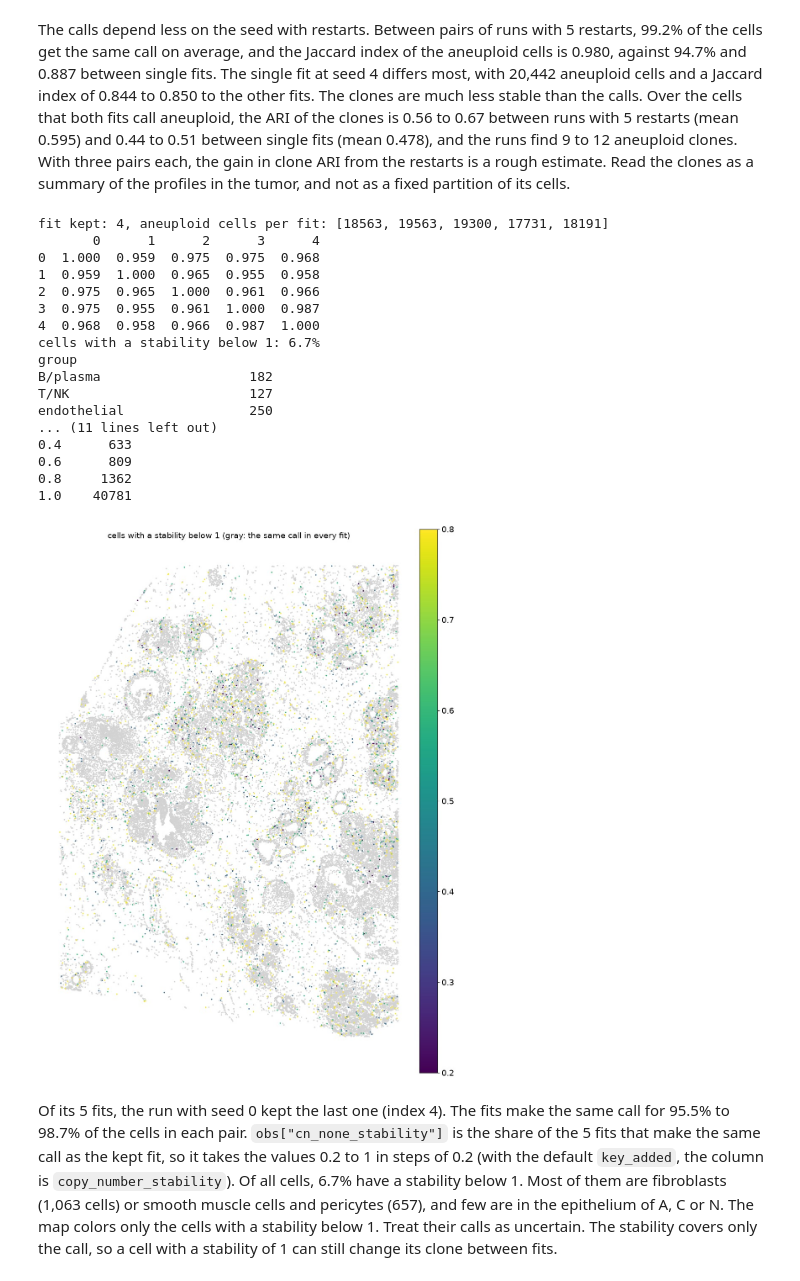
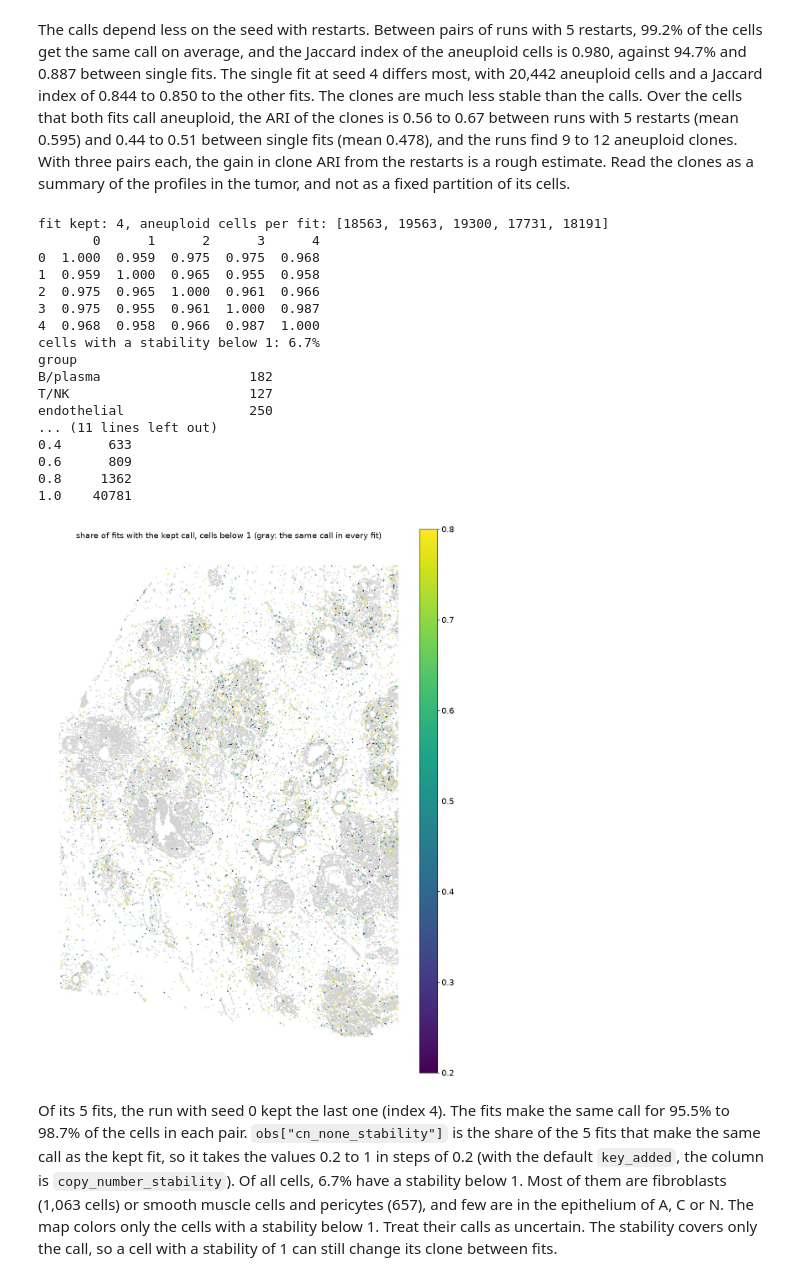
Before and after one commit to scverse/infercnvpy, a Jupyter notebook: docs/notebooks/spatial_atera.ipynb, the cells around one changed output. Cells and saved outputs as stored; diff of their text form; code cells hidden in the pictures.

```diff
--- a/docs/notebooks/spatial_atera.ipynb
+++ b/docs/notebooks/spatial_atera.ipynb
@@ -831,35 +837,35 @@ print(f"fit kept: {restarts['chosen']}, aneuploid cells per fit: {restarts['n_an
 print(pd.DataFrame(restarts["agreement"]).round(3).to_string())
 stability = adata.obs["cn_none_stability"]
 print(f"cells with a stability below 1: {(stability < 1).mean():.1%}")
 print(stability[stability < 1].groupby(adata.obs["group"][stability < 1]).size().loc[lambda s: s > 0].to_string())
 print(stability.value_counts().sort_index().to_string())
 adata.obs["stability below 1"] = stability.where(stability < 1)
 cnv.pl.spatial_cnv(
     adata,
     color="stability below 1",
     size=20,
     cmap="viridis",
-    title="cells with a stability below 1 (gray: the same call in every fit)",
+    title="share of fits with the kept call, cells below 1 (gray: the same call in every fit)",
 )
 # %% [output]
 fit kept: 4, aneuploid cells per fit: [18563, 19563, 19300, 17731, 18191]
        0      1      2      3      4
 0  1.000  0.959  0.975  0.975  0.968
 1  0.959  1.000  0.965  0.955  0.958
 2  0.975  0.965  1.000  0.961  0.966
 3  0.975  0.955  0.961  1.000  0.987
 4  0.968  0.958  0.966  0.987  1.000
 cells with a stability below 1: 6.7%
 group
 B/plasma                   182
 T/NK                       127
 endothelial                250
 ... (11 lines left out)
 0.4      633
 0.6      809
 0.8     1362
 1.0    40781
-[figure, old version]
+[figure, new version]
 # %% [markdown]
 Of its 5 fits, the run with seed 0 kept the last one (index 4). The fits make the same call for 95.5% to 98.7% of the
 cells in each pair. `obs["cn_none_stability"]` is the share of the 5 fits that make the same call as the kept fit, so it
```
Also changed, not shown: parts of 4 cells of this notebook, 1 other file.
